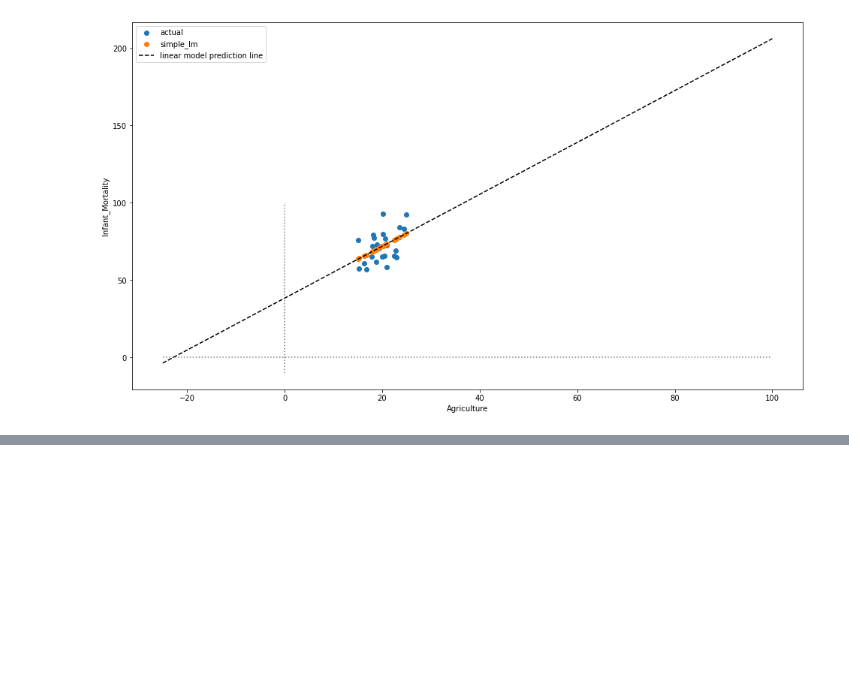
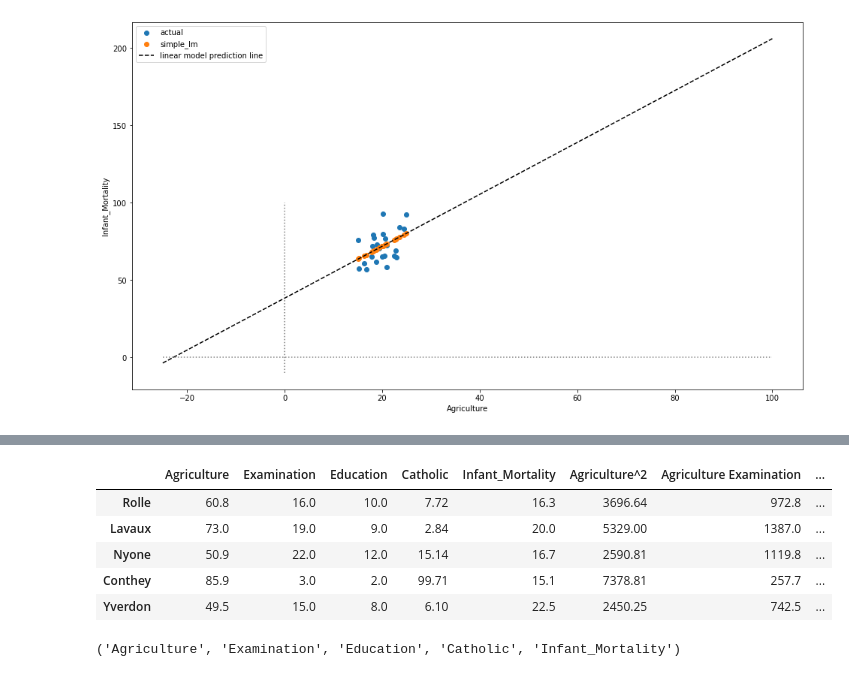
Before and after one commit to raedownen/regression-exercises-2, a Jupyter notebook: modeling.ipynb, the cells around one changed output, grey strips where cells are left out. Saved outputs shown, nothing was run; the diff lists cells and outputs as text; code cells hidden in the pictures; blank space fills up the shorter version.

```diff
--- a/modeling.ipynb
+++ b/modeling.ipynb
@@ -378,0 +556,28 @@ plt.legend()
+# %%
+from sklearn.preprocessing import PolynomialFeatures
+
+X_train = train[['Agriculture', 'Examination', 'Education', 'Catholic','Infant_Mortality']]
+X_validate = validate[['Agriculture', 'Examination', 'Education', 'Catholic','Infant_Mortality']]
+y_train = train.Fertility
+y_validate = validate.Fertility
+
+# 1. Generate Polynomial Features
+poly = PolynomialFeatures(degree=2, include_bias=False, interaction_only=False)
+poly.fit(X_train)
+X_train_poly = pd.DataFrame(
+    poly.transform(X_train),
+    columns=poly.get_feature_names(X_train.columns),
+    index=train.index,
+)
+X_train_poly.head()
+# %% [output]
+|  | Agriculture | Examination | Education | Catholic | Infant_Mortality | Agriculture^2 | Agriculture Examination | ... |
+| Rolle | 60.8 | 16.0 | 10.0 | 7.72 | 16.3 | 3696.64 | 972.8 | ... |
+| Lavaux | 73.0 | 19.0 | 9.0 | 2.84 | 20.0 | 5329.00 | 1387.0 | ... |
+| Nyone | 50.9 | 22.0 | 12.0 | 15.14 | 16.7 | 2590.81 | 1119.8 | ... |
+| Conthey | 85.9 | 3.0 | 2.0 | 99.71 | 15.1 | 7378.81 | 257.7 | ... |
+| Yverdon | 49.5 | 15.0 | 8.0 | 6.10 | 22.5 | 2450.25 | 742.5 | ... |
+# %%
+'Agriculture', 'Examination', 'Education', 'Catholic','Infant_Mortality'
+# %% [output]
+('Agriculture', 'Examination', 'Education', 'Catholic', 'Infant_Mortality')
```
Also changed, not shown: parts of 52 cells of this notebook, 2 other files.
